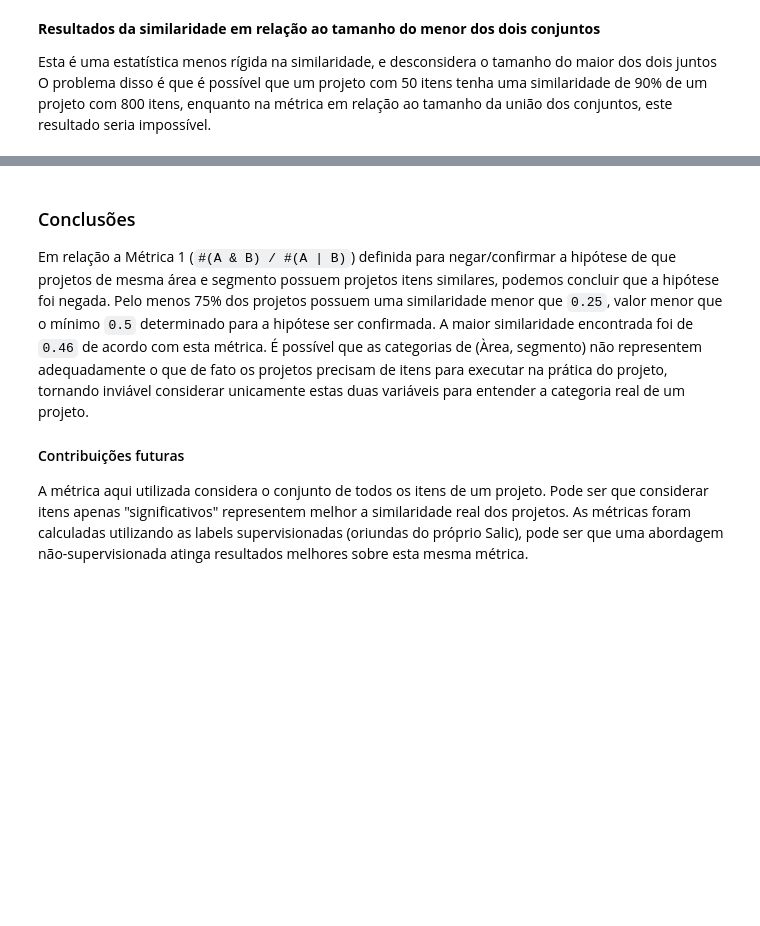
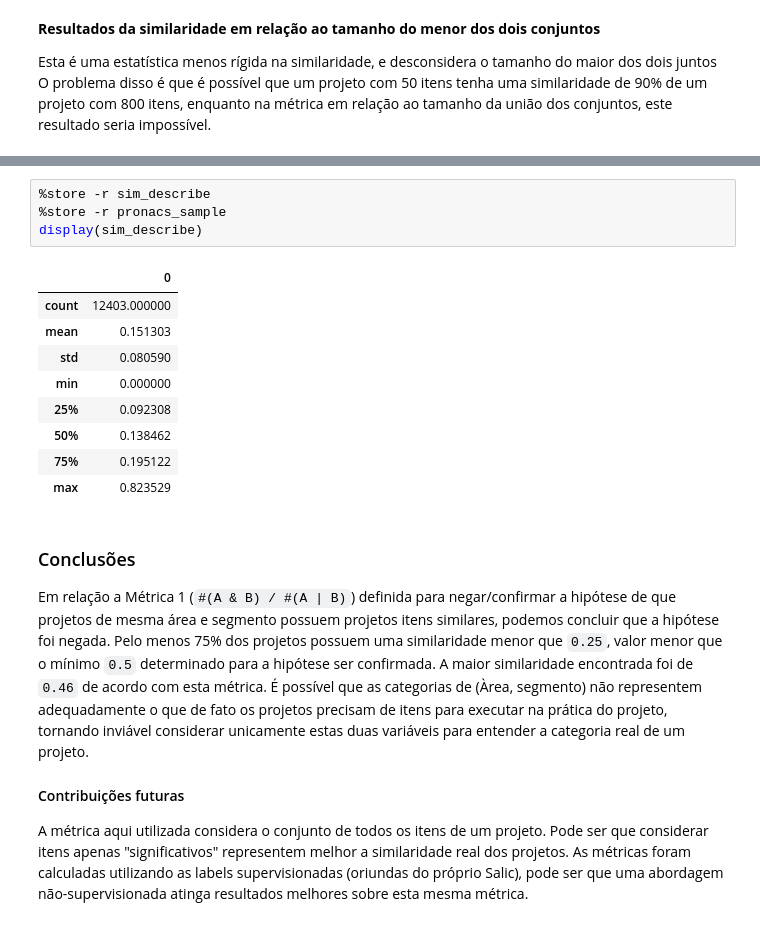
Before and after one commit to lappis-unb/salic-ml, a Jupyter notebook: notebooks/doing/projects-with-equal-segments-have-similar-items-hypothesis-v0.2.ipynb, the cells around one changed output, grey strips where cells are left out. Drawn from its saved outputs; the diff is of its cells as text; blank space fills up the shorter version.

Commit message:
Comparting projects sample, setting up notebooks data for comparisons

```diff
--- a/notebooks/doing/projects-with-equal-segments-have-similar-items-hypothesis-v0.2.ipynb
+++ b/notebooks/doing/projects-with-equal-segments-have-similar-items-hypothesis-v0.2.ipynb
@@ -312,3 +374,17 @@ plt.show()
+# %%
+%store -r sim_describe
+%store -r pronacs_sample
+display(sim_describe)
+# %% [output]
+|  | 0 |
+| count | 12403.000000 |
+| mean | 0.151303 |
+| std | 0.080590 |
+| min | 0.000000 |
+| 25% | 0.092308 |
+| 50% | 0.138462 |
+| 75% | 0.195122 |
+| max | 0.823529 |
 # %% [markdown]
 ### Conclusões
 
```
Also changed, not shown: parts of 11 cells of this notebook, 2 other files.
